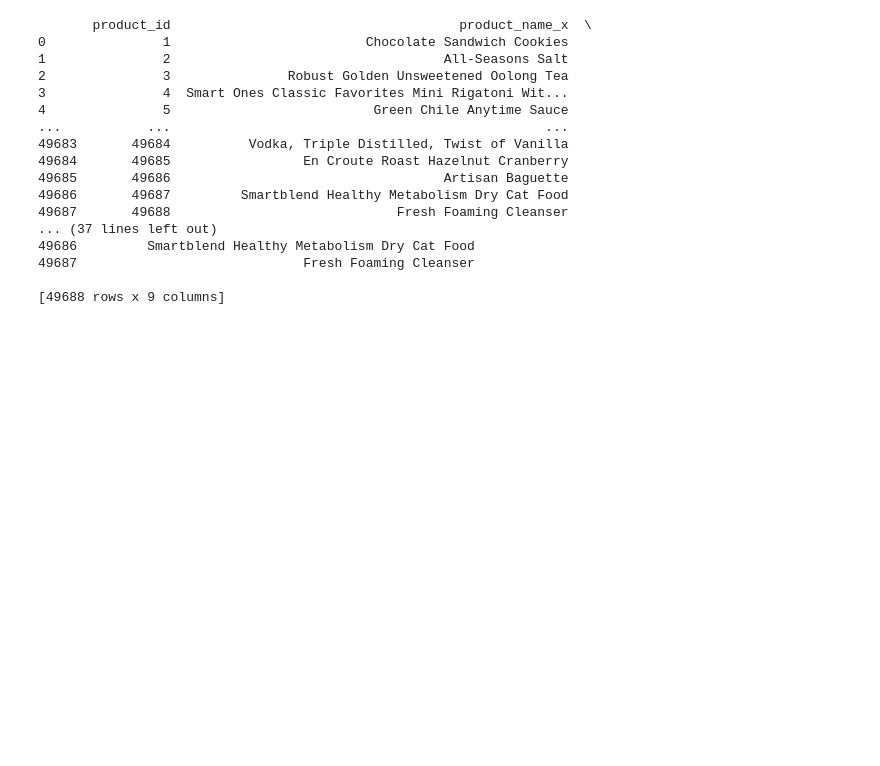
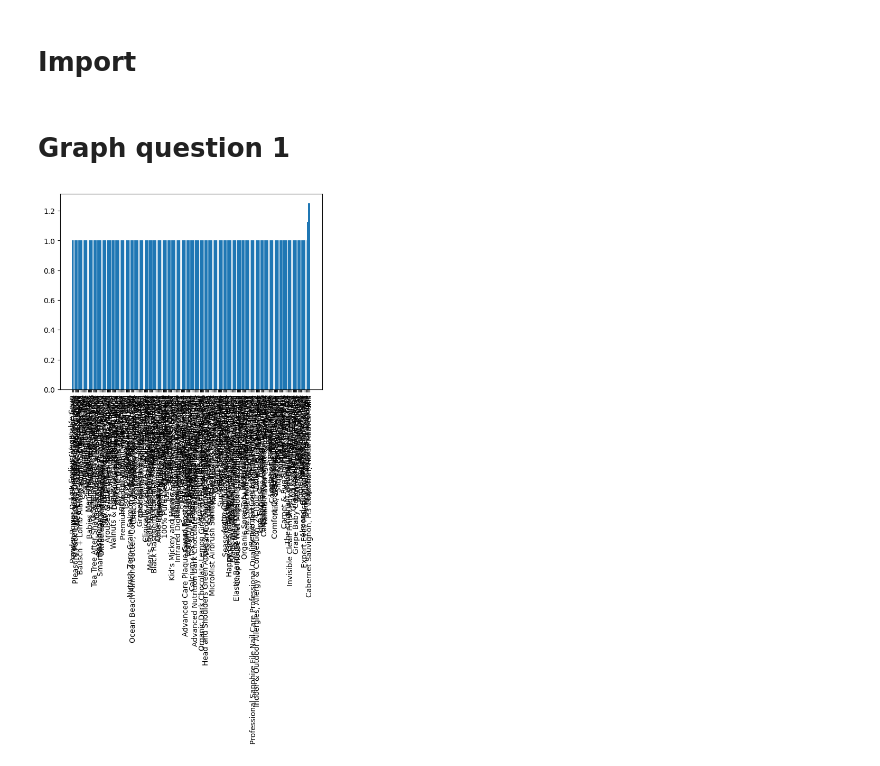
Before and after one commit to BastianHanart/NextBuy, a Jupyter notebook: notebook.ipynb, the cells around one changed output. Cells and saved outputs as stored; diff of their text form; code cells hidden in the pictures; blank space fills up the shorter version.

```diff
--- a/notebook.ipynb
+++ b/notebook.ipynb
@@ -1,2 +1,4 @@
+# %% [markdown]
+# Import
 # %%
 import pandas as pd
@@ -3,29 +7,33 @@ import pandas as pd
-# %%
-CSVProduct = pd.read_csv('datasets/products.csv')
-CSVDepartement = pd.read_csv('datasets/departments.csv')
-CSVAisles = pd.read_csv('datasets/aisles.csv')
-CSVOrderProduct = pd.read_csv('datasets/order_products.csv')
-CSVOrder = pd.read_csv('datasets/orders.csv')
-
-DF = pd.merge(CSVDepartement, CSVProduct, on='department_id')
-DF = pd.merge(CSVAisles, DF, on='aisle_id')
-DF = pd.merge(CSVProduct, DF, on='product_id')
-print(DF)
-# %% [output]
-       product_id                                     product_name_x  \
-0               1                         Chocolate Sandwich Cookies
-1               2                                   All-Seasons Salt
-2               3               Robust Golden Unsweetened Oolong Tea
-3               4  Smart Ones Classic Favorites Mini Rigatoni Wit...
-4               5                          Green Chile Anytime Sauce
-...           ...                                                ...
-49683       49684          Vodka, Triple Distilled, Twist of Vanilla
-49684       49685                 En Croute Roast Hazelnut Cranberry
-49685       49686                                   Artisan Baguette
-49686       49687         Smartblend Healthy Metabolism Dry Cat Food
-49687       49688                             Fresh Foaming Cleanser
-... (37 lines left out)
-49686         Smartblend Healthy Metabolism Dry Cat Food
-49687                             Fresh Foaming Cleanser
-
-[49688 rows x 9 columns]
+# %% [markdown]
+# Graph question 1
+# %%
+# 1) which item do customers put in their cart first
+
+# on va prendre tt les items, on va faire une moyenne de leurs position dans le cart, et on va ensuite afficher pour chaque item ca position
+# dans le cart dans l'ordre croissant
+
+CSV_untouch = pd.read_csv('CSV_Cleaned.csv')
+
+
+CSV_Clean = CSV_untouch.groupby(
+    ["product_name"]
+).agg(
+    {
+        "add_to_cart_order": "mean"
+    }
+)
+CSV_Clean = CSV_Clean.reset_index()
+# b = CSV_Clean.iloc(0)
+# print(b)
+# %%
+CSV_Clean = CSV_Clean.sort_values(by=["add_to_cart_order"])
+DF = CSV_Clean.head(200)
+# print(DF)
+x = DF['product_name']
+y = DF['add_to_cart_order']
+plt.bar(x,y)
+plt.tick_params(axis='x', labelrotation=90)
+
+plt.show()
+# %% [output]
+[figure, added]
```
Also changed, not shown: parts of 1 cell of this notebook, 4 other files.
